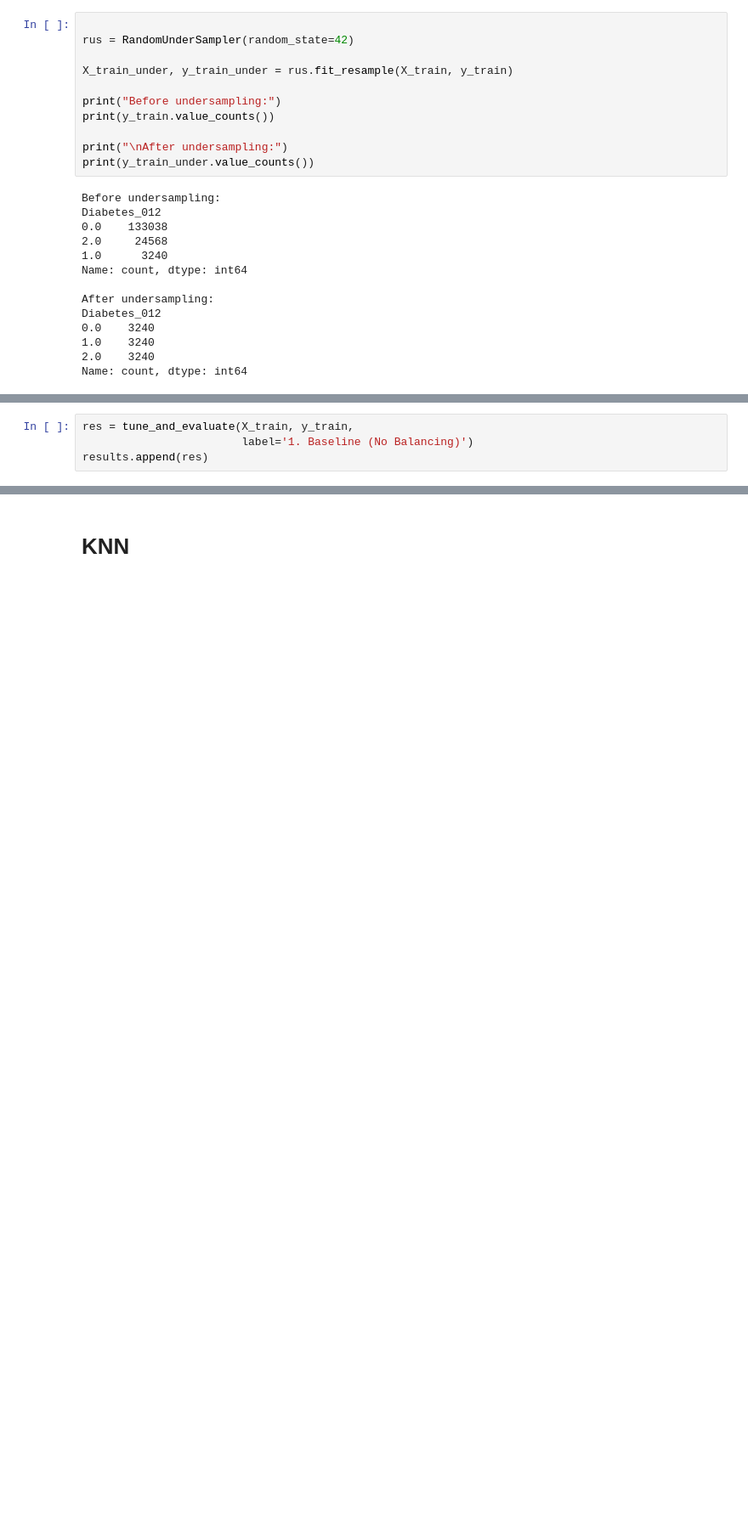
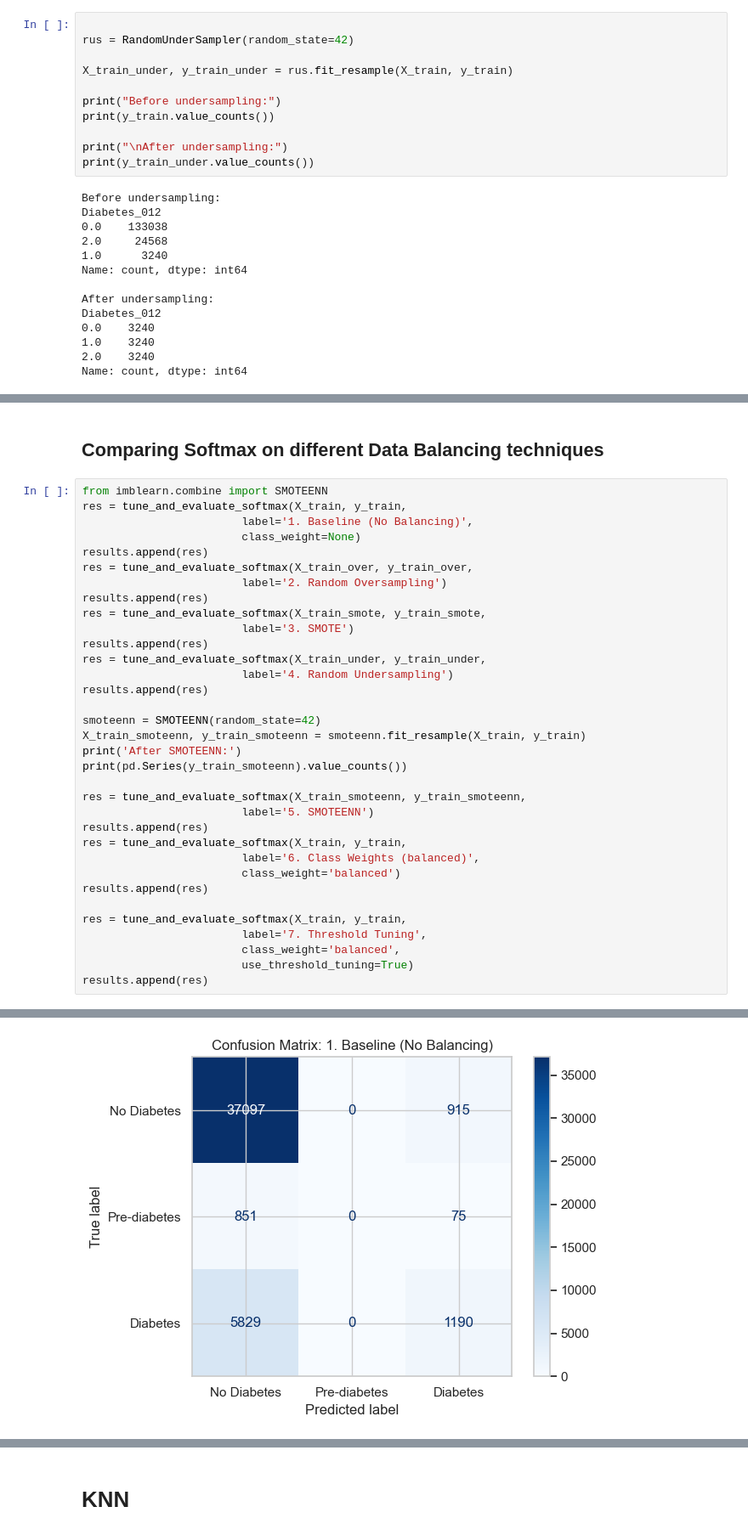
Before and after one commit to youssefkhamis998/diabetes-risk-prediction-ml, a Jupyter notebook: ML.ipynb, the cells around one changed output, grey strips where cells are left out. Shown at 85% size. Saved outputs shown, nothing was run; the diff lists cells and outputs as text; blank space fills up the shorter version.

Commit message:
added the threshold tuning to softmax

```diff
--- a/ML.ipynb
+++ b/ML.ipynb
@@ -590,10 +549,42 @@ def tune_and_evaluate(X_tr, y_tr, label, class_weight=None):
     }
 
 results = []
+# %% [markdown]
+<h2>Comparing Softmax on different Data Balancing techniques</h2>
 # %%
-res = tune_and_evaluate(X_train, y_train,
-                        label='1. Baseline (No Balancing)')
+from imblearn.combine import SMOTEENN
+res = tune_and_evaluate_softmax(X_train, y_train,
+                        label='1. Baseline (No Balancing)',
+                        class_weight=None)
 results.append(res)
+res = tune_and_evaluate_softmax(X_train_over, y_train_over,
+                        label='2. Random Oversampling')
+results.append(res)
+res = tune_and_evaluate_softmax(X_train_smote, y_train_smote,
+                        label='3. SMOTE')
+results.append(res)
+res = tune_and_evaluate_softmax(X_train_under, y_train_under,
+                        label='4. Random Undersampling')
+results.append(res)
+
+smoteenn = SMOTEENN(random_state=42)
+X_train_smoteenn, y_train_smoteenn = smoteenn.fit_resample(X_train, y_train)
+print('After SMOTEENN:')
+print(pd.Series(y_train_smoteenn).value_counts())
+
+res = tune_and_evaluate_softmax(X_train_smoteenn, y_train_smoteenn,
+                        label='5. SMOTEENN')
+results.append(res)
+res = tune_and_evaluate_softmax(X_train, y_train,
+                        label='6. Class Weights (balanced)',
+                        class_weight='balanced')
+results.append(res)
+
+res = tune_and_evaluate_softmax(X_train, y_train,
+                        label='7. Threshold Tuning',
+                        class_weight='balanced',
+                        use_threshold_tuning=True)
+results.append(res)
 # %% [output]
 =======================================================
   1. Baseline (No Balancing)
@@ -604,9 +597,10 @@ Test Macro F1 : 0.3886
               precision    recall  f1-score   support
 
  No Diabetes       0.85      0.98      0.91     38012
 Pre-diabetes       0.00      0.00      0.00       926
     Diabetes       0.55      0.17      0.26      7019
 
     accuracy                           0.83     45957
    macro avg       0.46      0.38      0.39     45957
 weighted avg       0.78      0.83      0.79     45957
+[figure, added]
```
Also changed, not shown: parts of 18 cells of this notebook.
